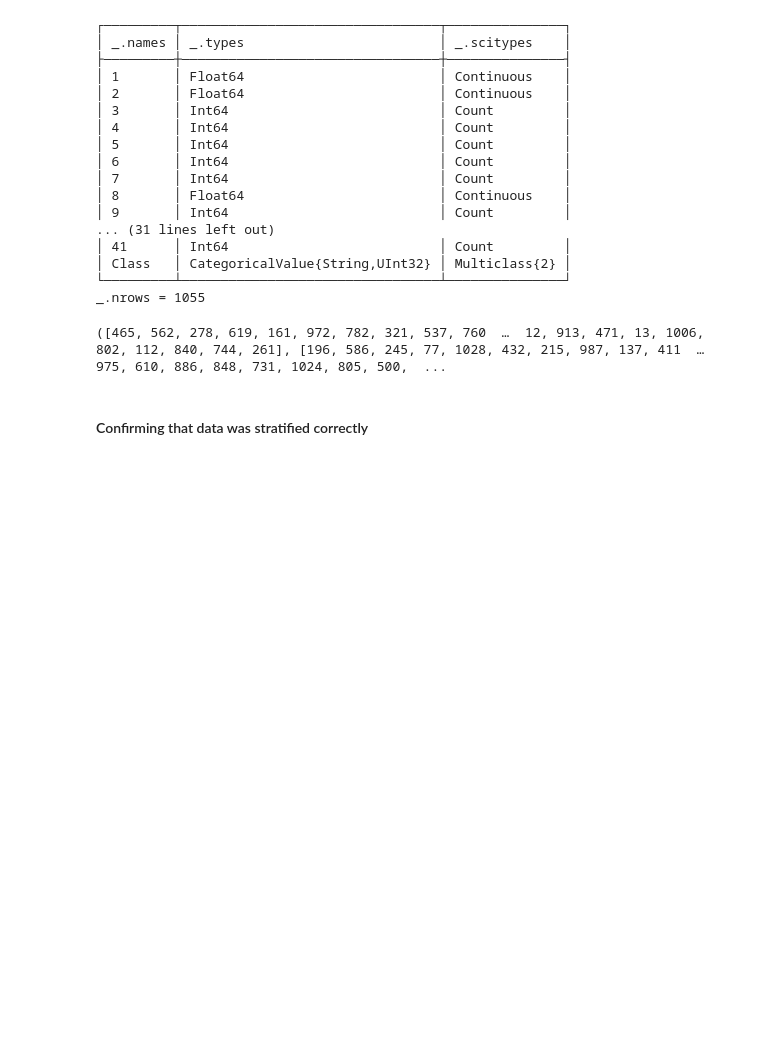
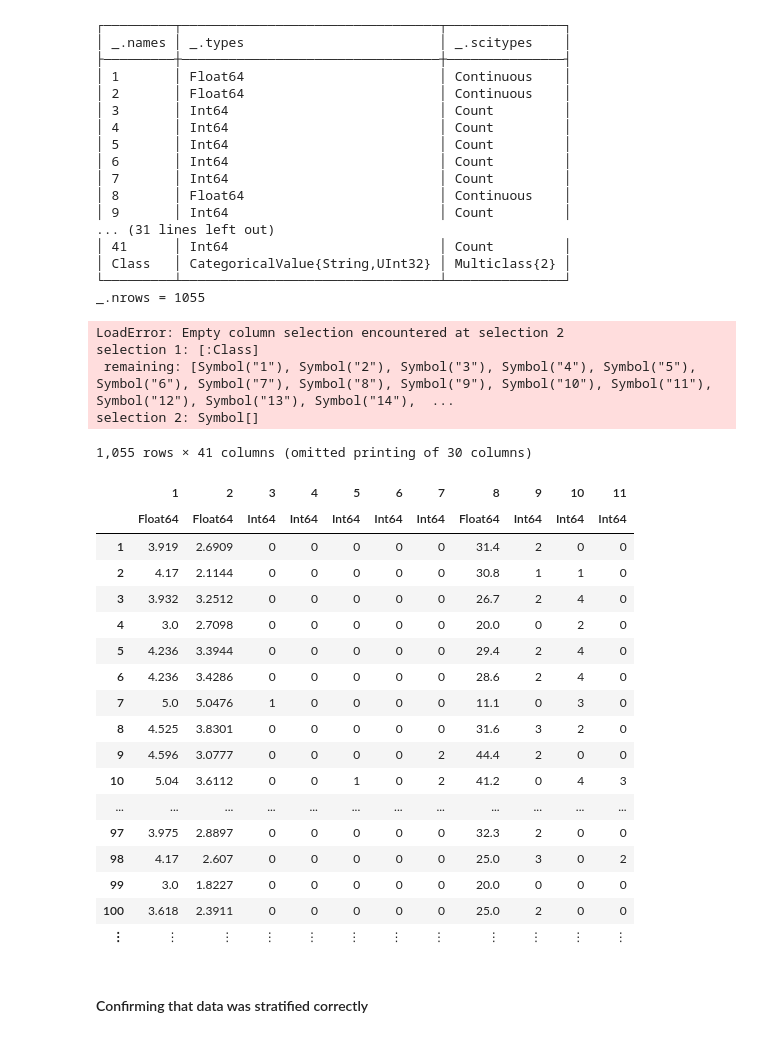
Before and after one commit to adinhobl/machine-learning, a Jupyter notebook: unsupervised-learning/Biodegradation.ipynb, the cells around one changed output. Drawn from its saved outputs; the diff is of its cells as text; code cells hidden in the pictures; blank space fills up the shorter version.

```diff
--- a/unsupervised-learning/Biodegradation.ipynb
+++ b/unsupervised-learning/Biodegradation.ipynb
@@ -68,10 +69,36 @@ schema(data)
 └─────────┴─────────────────────────────────┴───────────────┘
 _.nrows = 1055
 # %%
-y, X = unpack(data, ==(:Class), colname->true)
+# y, X = unpack(data, ==(:Class), colname->true)
+y, X = unpack(data, ==(:Class), x->scitype(x)==:Continuous)
 train, test = partition(eachindex(y), 0.7, shuffle=true, rng=123, stratify=values(data[:Class])) # gives 70:30 split
 # %% [output]
-([465, 562, 278, 619, 161, 972, 782, 321, 537, 760  …  12, 913, 471, 13, 1006, 802, 112, 840, 744, 261], [196, 586, 245, 77, 1028, 432, 215, 987, 137, 411  …  975, 610, 886, 848, 731, 1024, 805, 500,  ...
+LoadError: Empty column selection encountered at selection 2
+selection 1: [:Class]
+ remaining: [Symbol("1"), Symbol("2"), Symbol("3"), Symbol("4"), Symbol("5"), Symbol("6"), Symbol("7"), Symbol("8"), Symbol("9"), Symbol("10"), Symbol("11"), Symbol("12"), Symbol("13"), Symbol("14"),  ...
+selection 2: Symbol[]
+# %%
+X
+# %% [output]
+1,055 rows × 41 columns (omitted printing of 30 columns)
+|  | 1 | 2 | 3 | 4 | 5 | 6 | 7 | 8 | 9 | 10 | 11 |
+|  | Float64 | Float64 | Int64 | Int64 | Int64 | Int64 | Int64 | Float64 | Int64 | Int64 | Int64 |
+| 1 | 3.919 | 2.6909 | 0 | 0 | 0 | 0 | 0 | 31.4 | 2 | 0 | 0 |
+| 2 | 4.17 | 2.1144 | 0 | 0 | 0 | 0 | 0 | 30.8 | 1 | 1 | 0 |
+| 3 | 3.932 | 3.2512 | 0 | 0 | 0 | 0 | 0 | 26.7 | 2 | 4 | 0 |
+| 4 | 3.0 | 2.7098 | 0 | 0 | 0 | 0 | 0 | 20.0 | 0 | 2 | 0 |
+| 5 | 4.236 | 3.3944 | 0 | 0 | 0 | 0 | 0 | 29.4 | 2 | 4 | 0 |
+| 6 | 4.236 | 3.4286 | 0 | 0 | 0 | 0 | 0 | 28.6 | 2 | 4 | 0 |
+| 7 | 5.0 | 5.0476 | 1 | 0 | 0 | 0 | 0 | 11.1 | 0 | 3 | 0 |
+| 8 | 4.525 | 3.8301 | 0 | 0 | 0 | 0 | 0 | 31.6 | 3 | 2 | 0 |
+| 9 | 4.596 | 3.0777 | 0 | 0 | 0 | 0 | 2 | 44.4 | 2 | 0 | 0 |
+| 10 | 5.04 | 3.6112 | 0 | 0 | 1 | 0 | 2 | 41.2 | 0 | 4 | 3 |
+| ... | ... | ... | ... | ... | ... | ... | ... | ... | ... | ... | ... |
+| 97 | 3.975 | 2.8897 | 0 | 0 | 0 | 0 | 0 | 32.3 | 2 | 0 | 0 |
+| 98 | 4.17 | 2.607 | 0 | 0 | 0 | 0 | 0 | 25.0 | 3 | 0 | 2 |
+| 99 | 3.0 | 1.8227 | 0 | 0 | 0 | 0 | 0 | 20.0 | 0 | 0 | 0 |
+| 100 | 3.618 | 2.3911 | 0 | 0 | 0 | 0 | 0 | 25.0 | 2 | 0 | 0 |
+| ⋮ | ⋮ | ⋮ | ⋮ | ⋮ | ⋮ | ⋮ | ⋮ | ⋮ | ⋮ | ⋮ | ⋮ |
 # %% [markdown]
 #### Confirming that data was stratified correctly
 # %%
```
Also changed, not shown: parts of 22 cells of this notebook, 3 other files.
